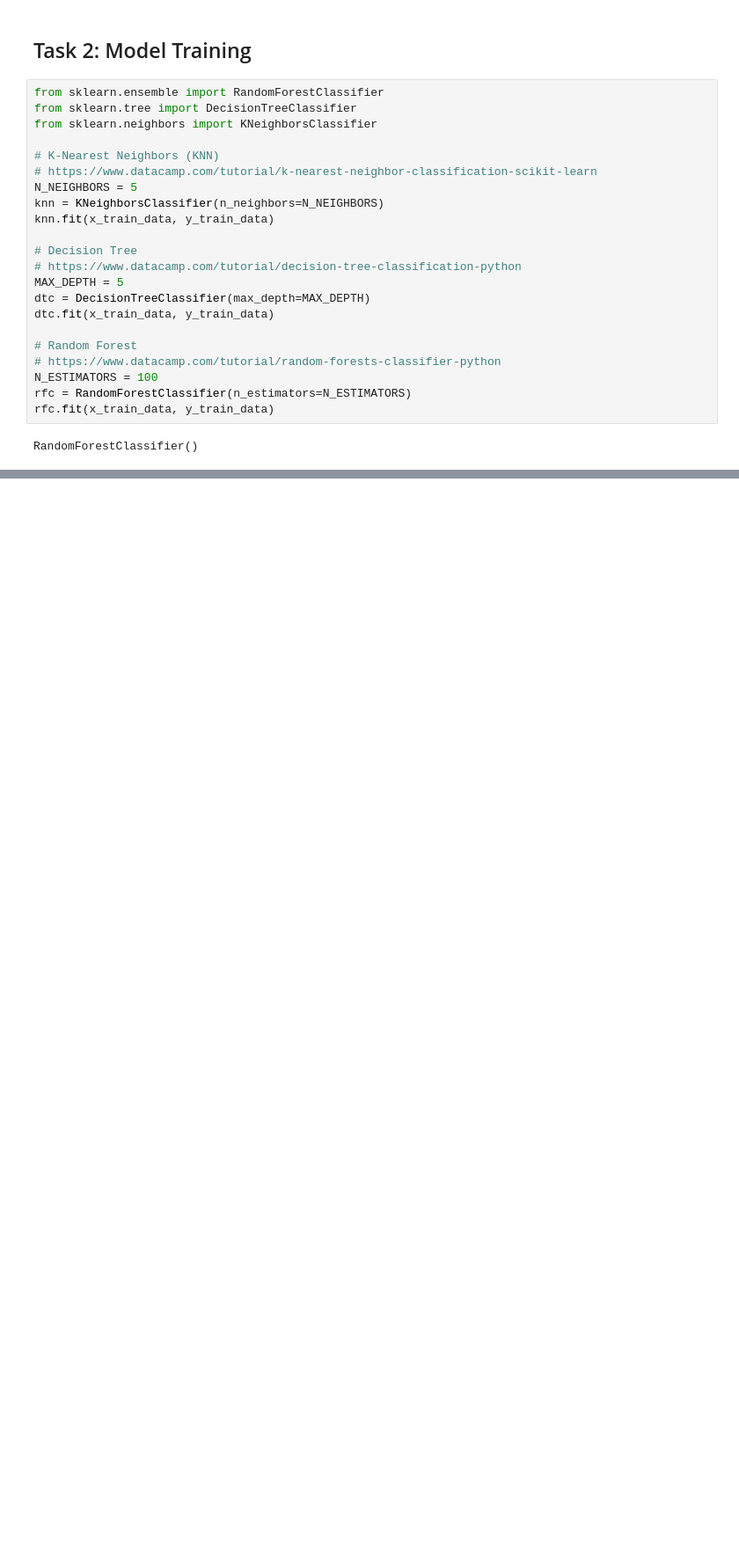
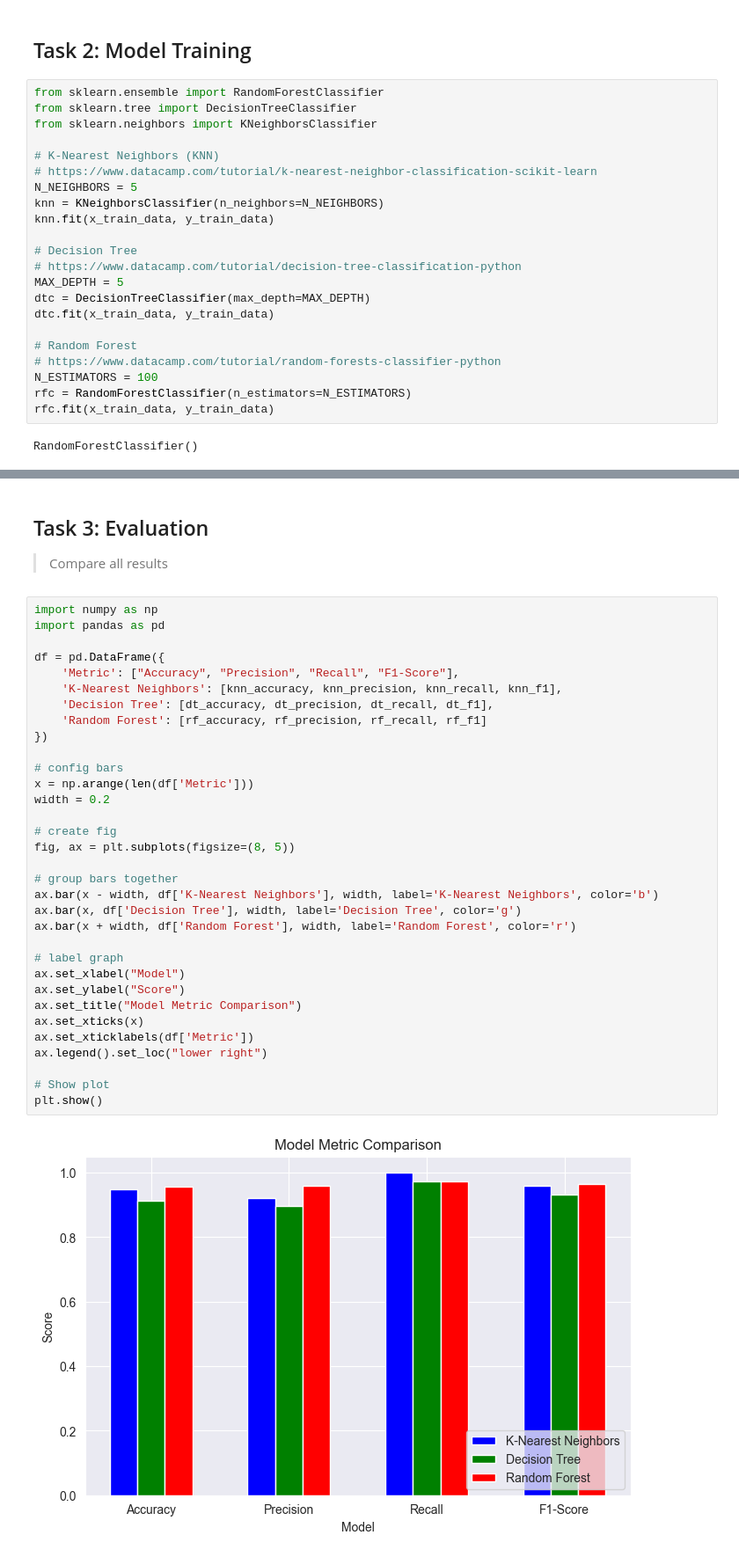
Before and after one commit to dlg1206/ICS-635, a Jupyter notebook: assignment1/assignment1.ipynb, the cells around one changed output, grey strips where cells are left out. Shown: that part at 88% size. Drawn from its saved outputs; the diff is of its cells as text; blank space fills up the shorter version.

Commit message:
feat: evaluate models

```diff
--- a/assignment1/assignment1.ipynb
+++ b/assignment1/assignment1.ipynb
@@ -48,0 +158,38 @@ RandomForestClassifier()
+# %% [markdown]
+## Task 3: Evaluation
+> Compare all results
+# %%
+import numpy as np
+import pandas as pd
+
+df = pd.DataFrame({
+    'Metric': ["Accuracy", "Precision", "Recall", "F1-Score"],
+    'K-Nearest Neighbors': [knn_accuracy, knn_precision, knn_recall, knn_f1],
+    'Decision Tree': [dt_accuracy, dt_precision, dt_recall, dt_f1],
+    'Random Forest': [rf_accuracy, rf_precision, rf_recall, rf_f1]
+})
+
+# config bars
+x = np.arange(len(df['Metric']))
+width = 0.2
+
+# create fig
+fig, ax = plt.subplots(figsize=(8, 5))
+
+# group bars together
+ax.bar(x - width, df['K-Nearest Neighbors'], width, label='K-Nearest Neighbors', color='b')
+ax.bar(x, df['Decision Tree'], width, label='Decision Tree', color='g')
+ax.bar(x + width, df['Random Forest'], width, label='Random Forest', color='r')
+
+# label graph
+ax.set_xlabel("Model")
+ax.set_ylabel("Score")
+ax.set_title("Model Metric Comparison")
+ax.set_xticks(x)
+ax.set_xticklabels(df['Metric'])
+ax.legend().set_loc("lower right")
+
+# Show plot
+plt.show()
+# %% [output]
+[figure, added]
```
Also changed, not shown: parts of 8 cells of this notebook.
